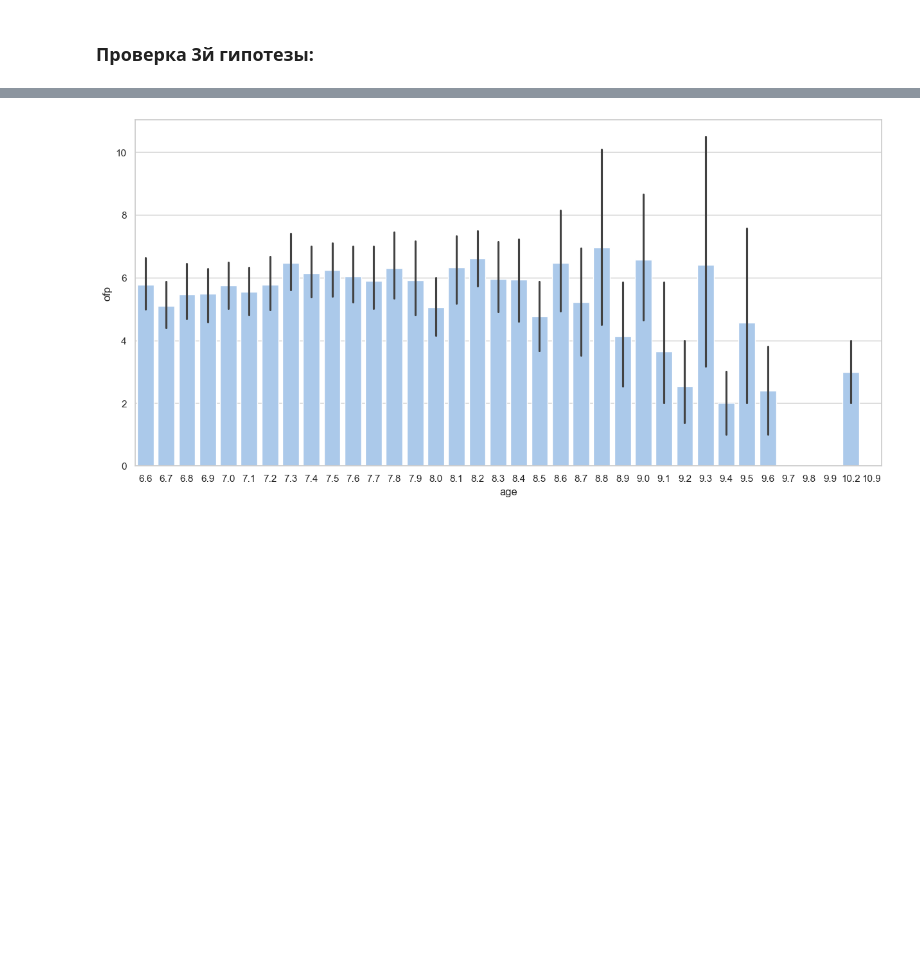
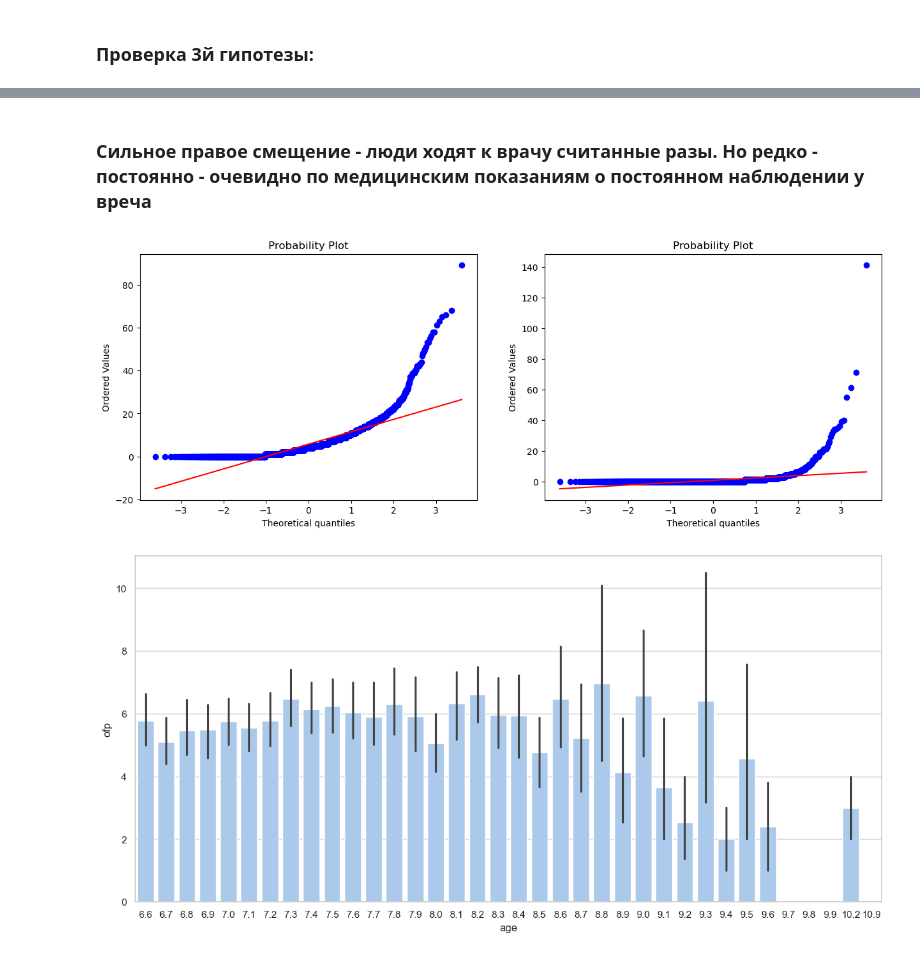
Before and after one commit to vpshenichnii/Innopolis-2024PVA, a Jupyter notebook: midterm_assest_Pshenichnii.ipynb, the cells around one changed output, grey strips where cells are left out. Saved outputs shown, nothing was run; the diff lists cells and outputs as text; code cells hidden in the pictures; blank space fills up the shorter version.

```diff
--- a/midterm_assest_Pshenichnii.ipynb
+++ b/midterm_assest_Pshenichnii.ipynb
@@ -170,3 +240,13 @@ df.pivot_table(
+# %% [markdown]
+### Сильное правое смещение - люди ходят к врачу считанные разы. Но редко - постоянно - очевидно по медицинским показаниям о постоянном наблюдении у вреча
+# %%
+fig, ax  = plt.subplots(1,2, figsize = (15,5))
+plt.title('QQ-plot для посещений врача')
+stats.probplot(df['ofp'], dist="norm", plot = ax[0])
+stats.probplot(df['opp'], dist="norm", plot = ax[1])
+plt.show()
+# %% [output]
+[figure, added]
 # %%
 import matplotlib.pyplot as plt
 import seaborn as sns
```
Also changed, not shown: parts of 15 cells of this notebook.
